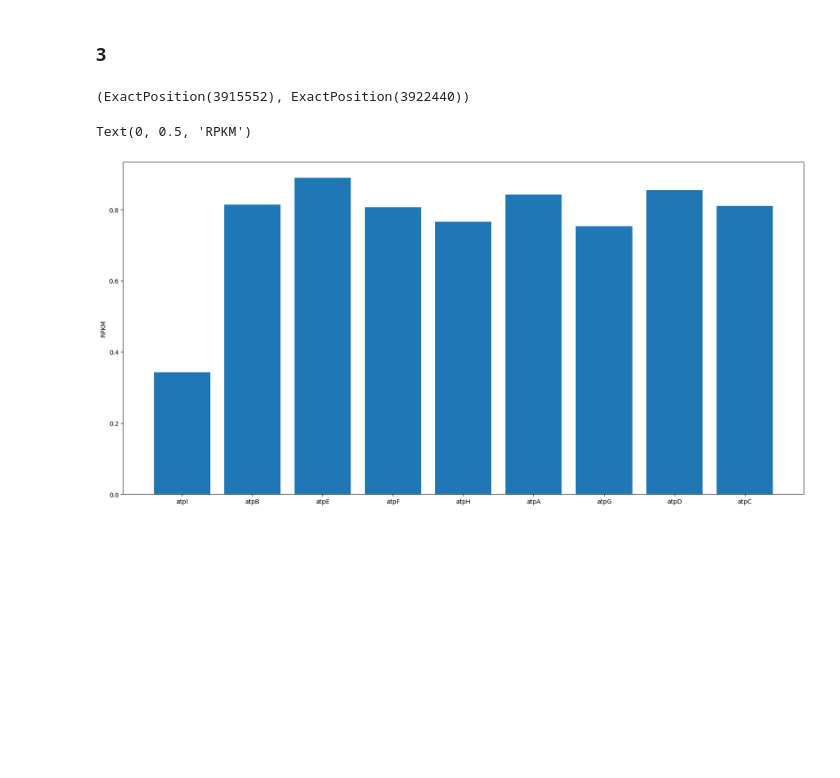
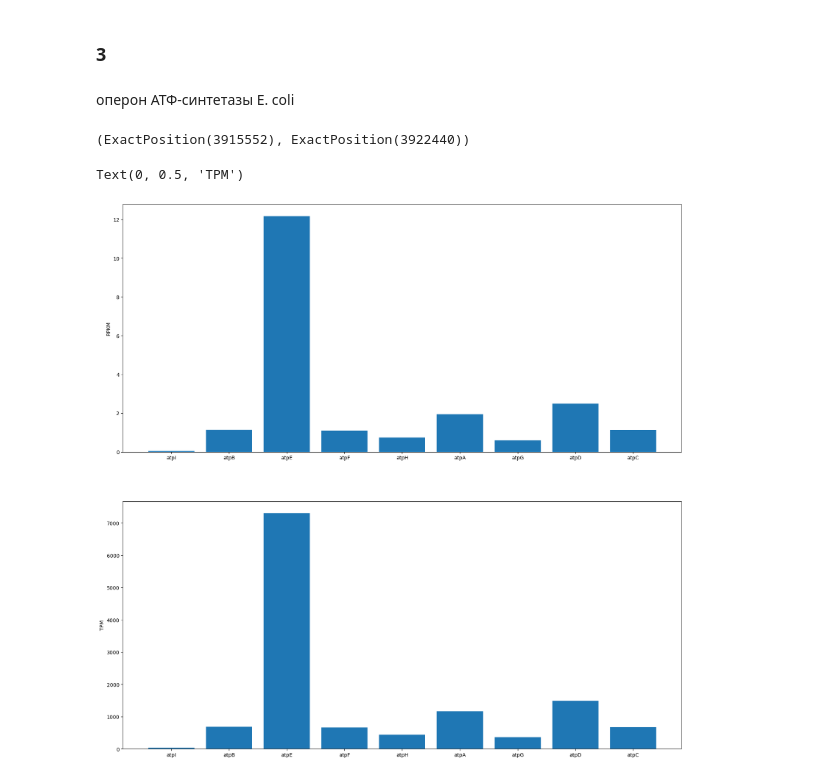
Before and after one commit to antosiv/hw_riboseq, a Jupyter notebook: HW_RiboSeq_Sivkov.ipynb, the cells around one changed output. Cells and saved outputs as stored; diff of their text form; code cells hidden in the pictures; blank space fills up the shorter version.

```diff
--- a/HW_RiboSeq_Sivkov.ipynb
+++ b/HW_RiboSeq_Sivkov.ipynb
@@ -206,15 +208,15 @@ minus_strand_genes = {
 # %%
 gene_counts = dict()
 for gene, gene_data in tqdm(plus_strand_genes.items()):
-    gene_counts[gene] = np.sum(np.logical_and(
+    gene_counts[gene] = int(forward_reads.loc[np.logical_and(
         forward_reads.index <= gene_data.location.end,
         forward_reads.index >= gene_data.location.start
-    ))
+    )].sum())
 for gene, gene_data in tqdm(minus_strand_genes.items()):
-    gene_counts[gene] = np.sum(np.logical_and(
+    gene_counts[gene] = int(backward_reads.loc[np.logical_and(
         backward_reads.index <= gene_data.location.end,
         backward_reads.index >= gene_data.location.start
-    ))
+    )].sum())
 # %%
 collections.Counter(gene_counts).most_common(1)
 # %% [output]
@@ -355,18 +367,24 @@ TPM устроен так, что в любом сэмпле того же ор
 ### 3
 # %%
 operon_genes = ['atpI', 'atpB', 'atpE', 'atpF', 'atpH', 'atpA', 'atpG', 'atpD', 'atpC']
+# %% [markdown]
+оперон АТФ-синтетазы E. coli
 # %%
 (min(minus_strand_genes[gene].location.start for gene in operon_genes),
  max(minus_strand_genes[gene].location.end for gene in operon_genes))
 # %% [output]
 (ExactPosition(3915552), ExactPosition(3922440))
 # %%
-_, ax = plt.subplots(ncols=1, nrows=1, figsize=(20, 10), dpi=100)
-ax.bar(range(0, len(operon_genes)), [rpkm_data[gene] for gene in operon_genes])
-ax.set_xticks(range(0, len(operon_genes)))
-ax.set_xticklabels(operon_genes)
-ax.set_ylabel('RPKM')
+_, axes = plt.subplots(ncols=1, nrows=2, figsize=(20, 20), dpi=100)
+axes[0].bar(range(0, len(operon_genes)), [rpkm_data[gene] for gene in operon_genes])
+axes[0].set_xticks(range(0, len(operon_genes)))
+axes[0].set_xticklabels(operon_genes)
+axes[0].set_ylabel('RPKM')
+axes[1].bar(range(0, len(operon_genes)), [tpm_data[gene] for gene in operon_genes])
+axes[1].set_xticks(range(0, len(operon_genes)))
+axes[1].set_xticklabels(operon_genes)
+axes[1].set_ylabel('TPM')
 # %% [output]
-Text(0, 0.5, 'RPKM')
+Text(0, 0.5, 'TPM')
-[figure, old version]
+[figure, new version]
 # %% [markdown]
```
Also changed, not shown: parts of 9 cells of this notebook.
